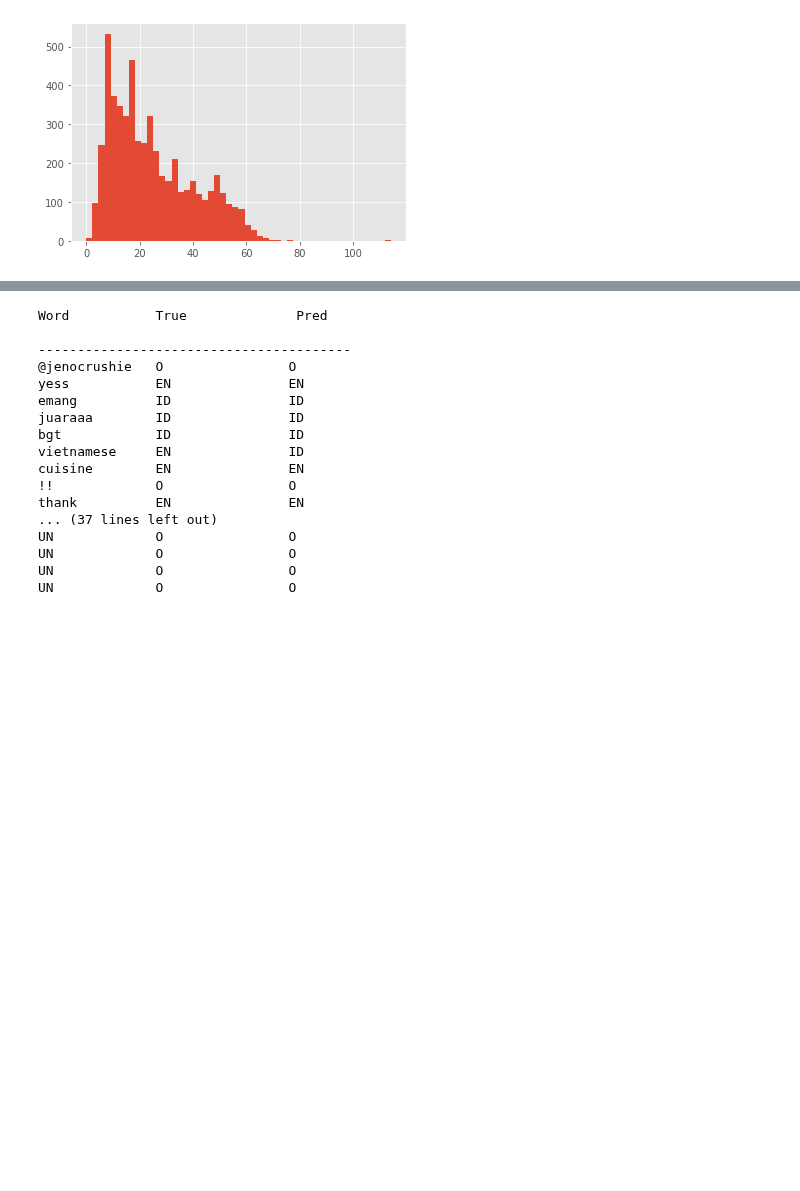
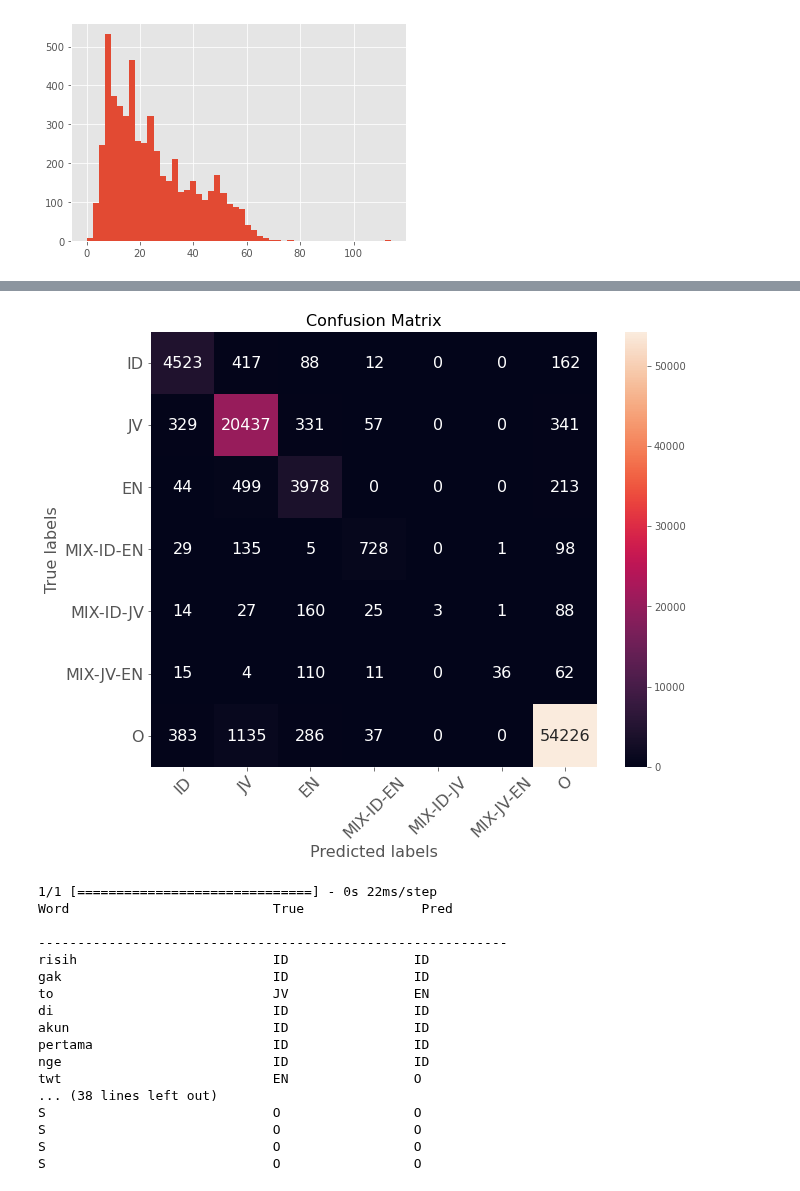
Before and after one commit to fathanick/Word-level-Indonesian-Javanese-English-code-mixed-language-identification, a Jupyter notebook: deep learning/lstm.ipynb, the cells around one changed output, grey strips where cells are left out. Cells and saved outputs as stored; diff of their text form; code cells hidden in the pictures; blank space fills up the shorter version.

```diff
--- a/deep learning/lstm.ipynb
+++ b/deep learning/lstm.ipynb
@@ -139,0 +159,3 @@ model.evaluate(x_test, y_test)
+# %%
+y_pred = model.predict(x_test, verbose=1)
+y_pred = pred2label(y_pred)
@@ -139,0 +164,6 @@ model.evaluate(x_test, y_test)
+# %%
+from sklearn.metrics import classification_report, confusion_matrix
+
+labels = ['ID', 'JV', 'EN', 'MIX-ID-EN', 'MIX-ID-JV', 'MIX-JV-EN', 'O']
+
+print(classification_report(y_test_pred, y_pred, labels=labels))
@@ -140,27 +184,51 @@ model.evaluate(x_test, y_test)
+# %%
+import seaborn as sns
+import matplotlib.pyplot as plt
+
+cm = confusion_matrix(y_test_pred, y_pred)
+# sns.heatmap(cm, annot=True, fmt='d', ax=ax)
+fig, ax = plt.subplots(figsize=(10,8))
+
+# plt.figure(figsize=(12, 10))
+# sns.set(rc={'figure.figsize': (14, 12)})
+sns.heatmap(cm, annot=True, fmt='d', ax=ax, annot_kws={'size': 16})
+# annot=True to annotate cells, ftm='g' to disable scientific notation
+
+
+# labels, title and ticks
+ax.set_title('Confusion Matrix', fontsize=16)
+ax.set_xlabel('Predicted labels', fontsize=16)
+ax.set_ylabel('True labels', fontsize=16)
+ax.xaxis.set_ticklabels(labels, rotation=45, fontsize=16)
+ax.yaxis.set_ticklabels(labels, rotation=0, fontsize=16)
+
+plt.show()
+# %% [output]
+[figure, added]
 # %%
 i = np.random.randint(0, x_test.shape[0]) #659
 p = model.predict(np.array([x_test[i]]))
 p = np.argmax(p, axis=-1)
 y_true = y_test[i]
-print("{:15}{:10}\t {}\n".format("Word", "True", "Pred"))
-print("-" *40)
+print("{:30}{:10}\t {}\n".format("Word", "True", "Pred"))
+print("-" *60)
 for w, true, pred in zip(x_test[i], y_true, p[0]):
-    print("{:15}{:10}\t{}".format(words[w-1], tags[true], tags[pred]))
+    print("{:30}{:10}\t{}".format(words[w-1], tags[true], tags[pred]))
 # %% [output]
-Word           True              Pred
+1/1 [==============================] - 0s 22ms/step
+Word                          True               Pred
 
-----------------------------------------
-@jenocrushie   O                O
-yess           EN               EN
-emang          ID               ID
-juaraaa        ID               ID
-bgt            ID               ID
-vietnamese     EN               ID
-cuisine        EN               EN
-!!             O                O
-thank          EN               EN
-... (37 lines left out)
-UN             O                O
-UN             O                O
-UN             O                O
-UN             O                O
+------------------------------------------------------------
+risih                         ID                ID
+gak                           ID                ID
+to                            JV                EN
+di                            ID                ID
+akun                          ID                ID
+pertama                       ID                ID
+nge                           ID                ID
+twt                           EN                O
+... (38 lines left out)
+S                             O                 O
+S                             O                 O
+S                             O                 O
+S                             O                 O
```
Also changed, not shown: parts of 10 cells of this notebook.
